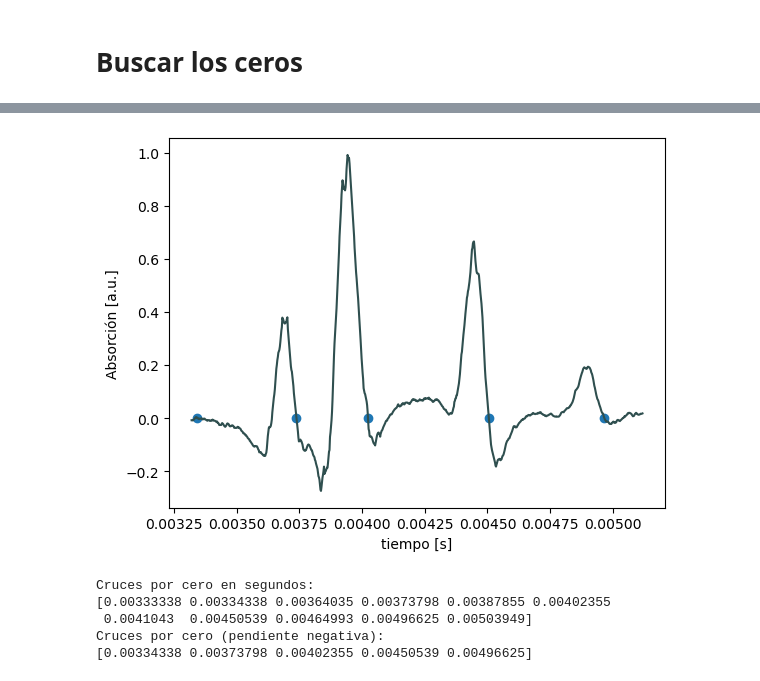
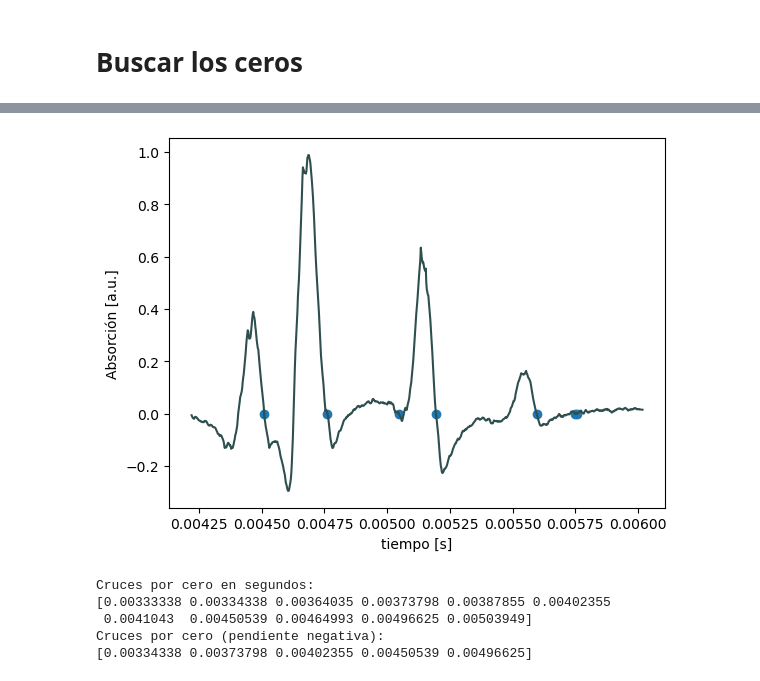
Before and after one commit to mauri-stack/labo5, a Jupyter notebook: espectroscopía_láser/análisis_DAVS.ipynb, the cells around one changed output, grey strips where cells are left out. Drawn from its saved outputs; the diff is of its cells as text; code cells hidden in the pictures.

```diff
--- a/espectroscopía_láser/análisis_DAVS.ipynb
+++ b/espectroscopía_láser/análisis_DAVS.ipynb
@@ -316,23 +318,27 @@ def detectar_cruces_cero_negativos(tiempos, señal):
     return np.array(cruces)
 # %%
 from scipy.signal import savgol_filter
-señal_suavizada = savgol_filter(espectro_norm, window_length=11, polyorder=2)
+señal_suavizada = savgol_filter(espectro_a_norm, window_length=11, polyorder=2)
 
-a = 1000
-b = 1900
+#a = 1000
+#b = 1900
 
-plt.plot(tiempos2[a:b], señal_suavizada[a:b], "-", markersize=2, color = 'darkslategray')
+
+cruces_negativos = detectar_cruces_cero_negativos(t_espectro_a, señal_suavizada_a)
+
+
+plt.plot(t_espectro_a, señal_suavizada_a, "-", markersize=2, color = 'darkslategray')
 #plt.scatter(np.array(cruces_por_cero), np.zeros(len(cruces_por_cero)))
 plt.scatter(np.array(cruces_negativos), np.zeros(len(cruces_negativos)))
 
 plt.xlabel('tiempo [s]')
 plt.ylabel('Absorción [a.u.]')
 
 #plt.xlim(0.003, 0.0055)
 #plt.ylim(0)
 plt.show()
 # %% [output]
-[figure, old version]
+[figure, new version]
 # %%
 cruces_por_cero = detectar_cruces_cero(tiempos2[a:b], señal_suavizada[a:b])
 
```
Also changed, not shown: parts of 14 cells of this notebook.
